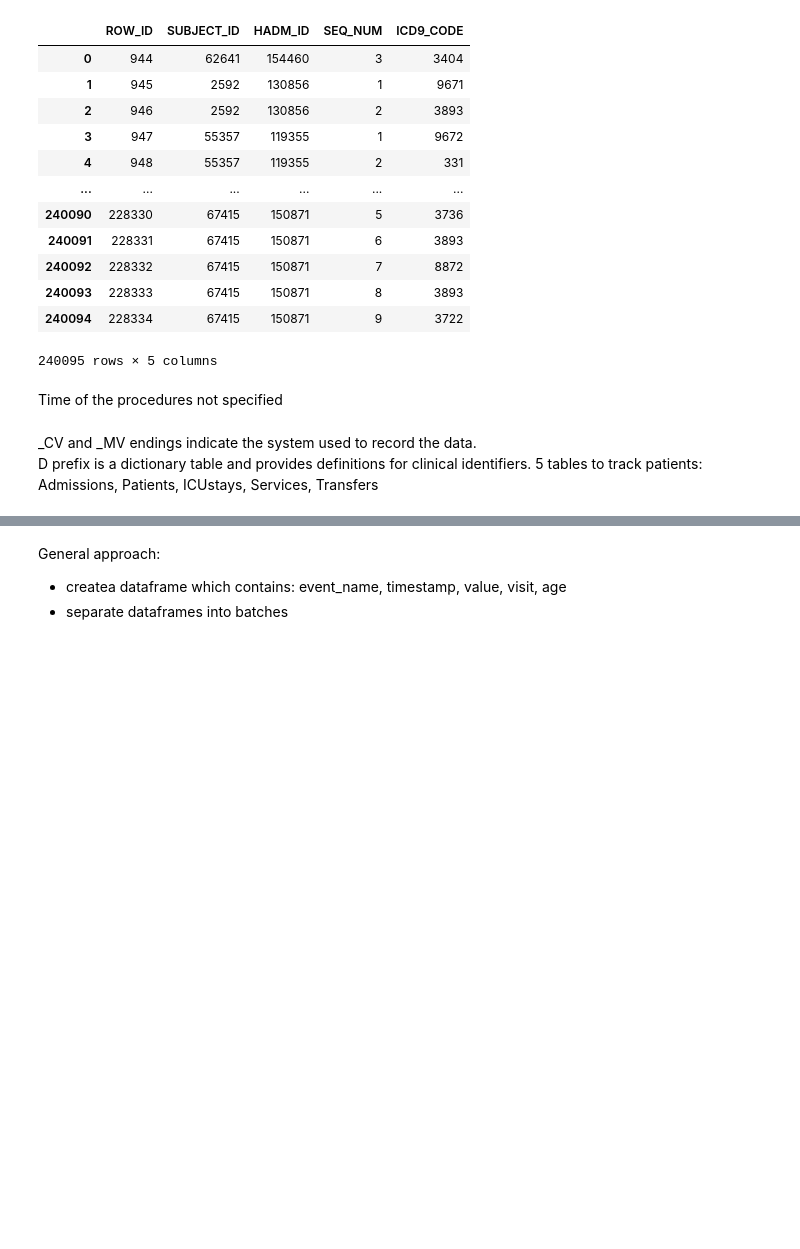
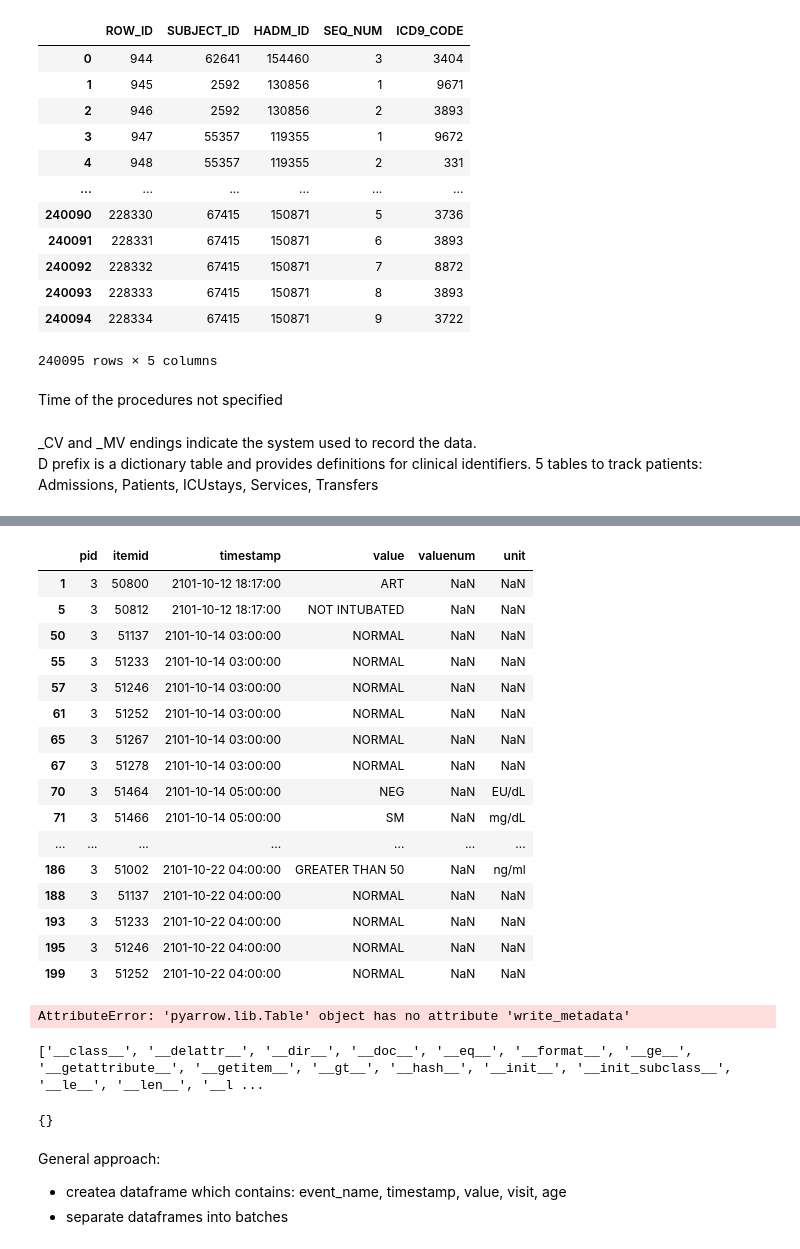
Before and after one commit to kirilklein/ehr_preprocess, a Jupyter notebook: notebooks/explore/mimic3.ipynb, the cells around one changed output, grey strips where cells are left out. Cells and saved outputs as stored; diff of their text form; code cells hidden in the pictures; blank space fills up the shorter version.

```diff
--- a/notebooks/explore/mimic3.ipynb
+++ b/notebooks/explore/mimic3.ipynb
@@ -240,0 +322,24 @@ tables = tracking_sheet + events_sheet + dictionary_sheet
+# %%
+df = df.rename(columns={'SUBJECT_ID': 'pid', 'ITEMID': 'itemid', 'CHARTTIME': 'timestamp', 'VALUE': 'value', 'VALUENUM': 'valuenum', 'VALUEUOM': 'unit', })
+df_cont = df[df['valuenum'].notnull()]
+df_cont
+df_cat = df[df['valuenum'].isnull()]
+df_cat
+# %% [output]
+|  | pid | itemid | timestamp | value | valuenum | unit |
+| 1 | 3 | 50800 | 2101-10-12 18:17:00 | ART | NaN | NaN |
+| 5 | 3 | 50812 | 2101-10-12 18:17:00 | NOT INTUBATED | NaN | NaN |
+| 50 | 3 | 51137 | 2101-10-14 03:00:00 | NORMAL | NaN | NaN |
+| 55 | 3 | 51233 | 2101-10-14 03:00:00 | NORMAL | NaN | NaN |
+| 57 | 3 | 51246 | 2101-10-14 03:00:00 | NORMAL | NaN | NaN |
+| 61 | 3 | 51252 | 2101-10-14 03:00:00 | NORMAL | NaN | NaN |
+| 65 | 3 | 51267 | 2101-10-14 03:00:00 | NORMAL | NaN | NaN |
+| 67 | 3 | 51278 | 2101-10-14 03:00:00 | NORMAL | NaN | NaN |
+| 70 | 3 | 51464 | 2101-10-14 05:00:00 | NEG | NaN | EU/dL |
+| 71 | 3 | 51466 | 2101-10-14 05:00:00 | SM | NaN | mg/dL |
+| ... | ... | ... | ... | ... | ... | ... |
+| 186 | 3 | 51002 | 2101-10-22 04:00:00 | GREATER THAN 50 | NaN | ng/ml |
+| 188 | 3 | 51137 | 2101-10-22 04:00:00 | NORMAL | NaN | NaN |
+| 193 | 3 | 51233 | 2101-10-22 04:00:00 | NORMAL | NaN | NaN |
+| 195 | 3 | 51246 | 2101-10-22 04:00:00 | NORMAL | NaN | NaN |
+| 199 | 3 | 51252 | 2101-10-22 04:00:00 | NORMAL | NaN | NaN |
@@ -241,2 +348,16 @@ tables = tracking_sheet + events_sheet + dictionary_sheet
+# %%
+pa_tab = pa.Table.from_pandas(df_cat)
+pa_tab.write_metadata = {'SYSTEM': 'LOINC'}
+# %% [output]
+AttributeError: 'pyarrow.lib.Table' object has no attribute 'write_metadata'
+# %%
+print(dir(pa_tab))
+# %% [output]
+['__class__', '__delattr__', '__dir__', '__doc__', '__eq__', '__format__', '__ge__', '__getattribute__', '__getitem__', '__gt__', '__hash__', '__init__', '__init_subclass__', '__le__', '__len__', '__l ...
+# %%
+df =pd.read_parquet('test.parquet', engine='pyarrow', metadata_file='test.parquet/_metadata')
+df.attrs
+# %% [output]
+{}
 # %%
 df_dt = pd.read_csv(join(mimic_path, 'DATETIMEEVENTS.csv.gz'), nrows=100000, compression='gzip')
```
Also changed, not shown: parts of 13 cells of this notebook, 2 other files.
